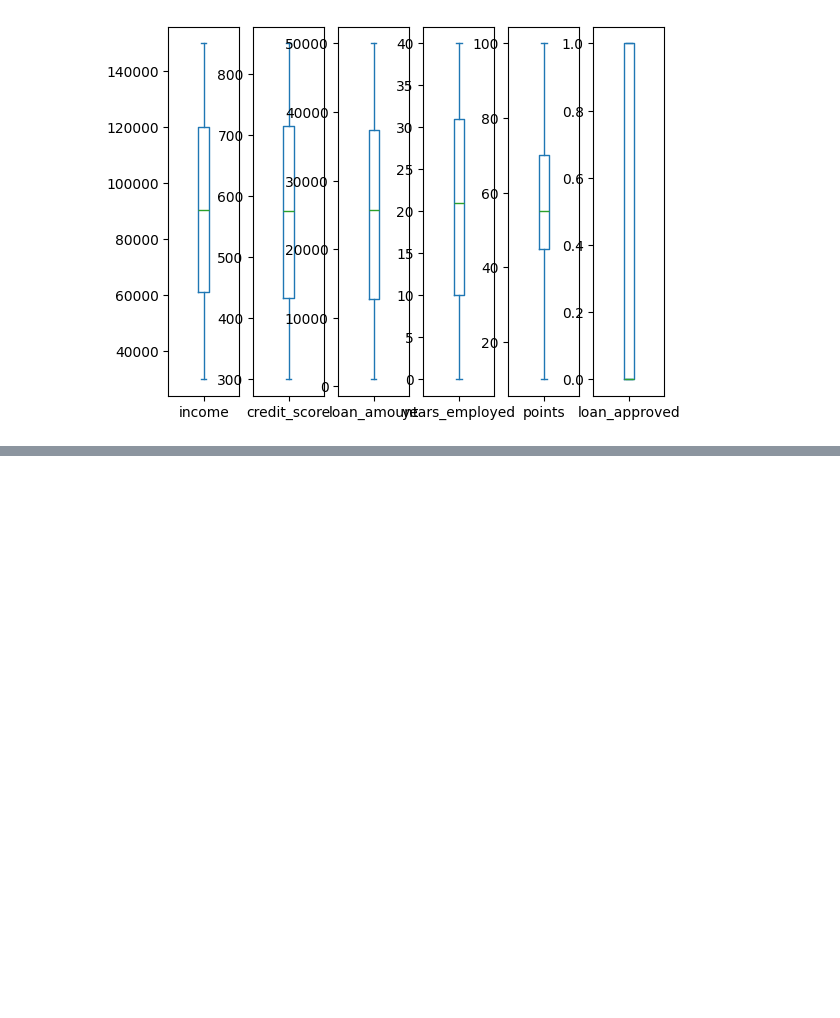
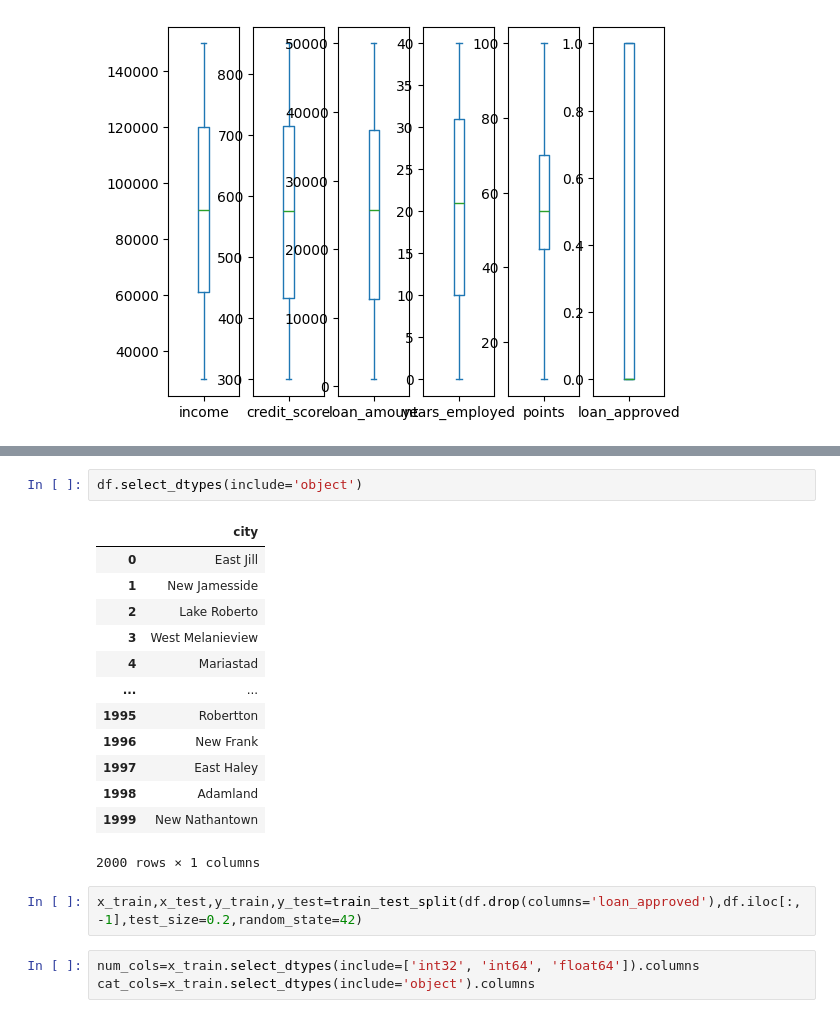
Before and after one commit to Mohdmuzaffar307/Loan-Approval-end-to-end, a Jupyter notebook: notebooks/data_preprocessing.ipynb, the cells around one changed output, grey strips where cells are left out. Cells and saved outputs as stored; diff of their text form; blank space fills up the shorter version.

```diff
--- a/notebooks/data_preprocessing.ipynb
+++ b/notebooks/data_preprocessing.ipynb
@@ -34,0 +65,21 @@ plt.show()
+# %%
+df.select_dtypes(include='object')
+# %% [output]
+|  | city |
+| 0 | East Jill |
+| 1 | New Jamesside |
+| 2 | Lake Roberto |
+| 3 | West Melanieview |
+| 4 | Mariastad |
+| ... | ... |
+| 1995 | Robertton |
+| 1996 | New Frank |
+| 1997 | East Haley |
+| 1998 | Adamland |
+| 1999 | New Nathantown |
+2000 rows × 1 columns
+# %%
+x_train,x_test,y_train,y_test=train_test_split(df.drop(columns='loan_approved'),df.iloc[:,-1],test_size=0.2,random_state=42)
+# %%
+num_cols=x_train.select_dtypes(include=['int32', 'int64', 'float64']).columns
+cat_cols=x_train.select_dtypes(include='object').columns
```
Also changed, not shown: parts of 16 cells of this notebook, 7 other files.
